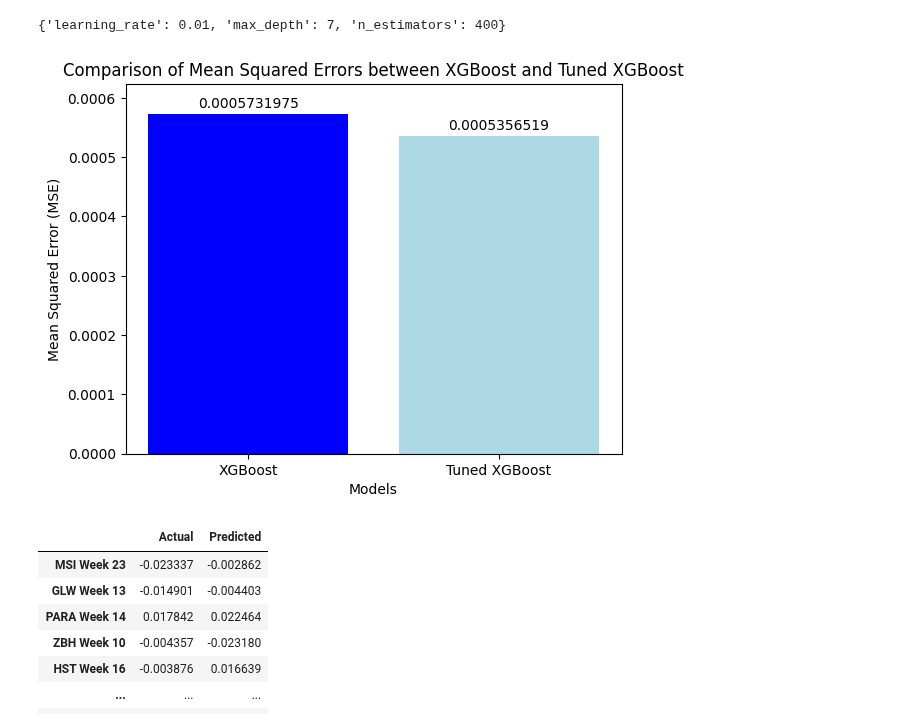
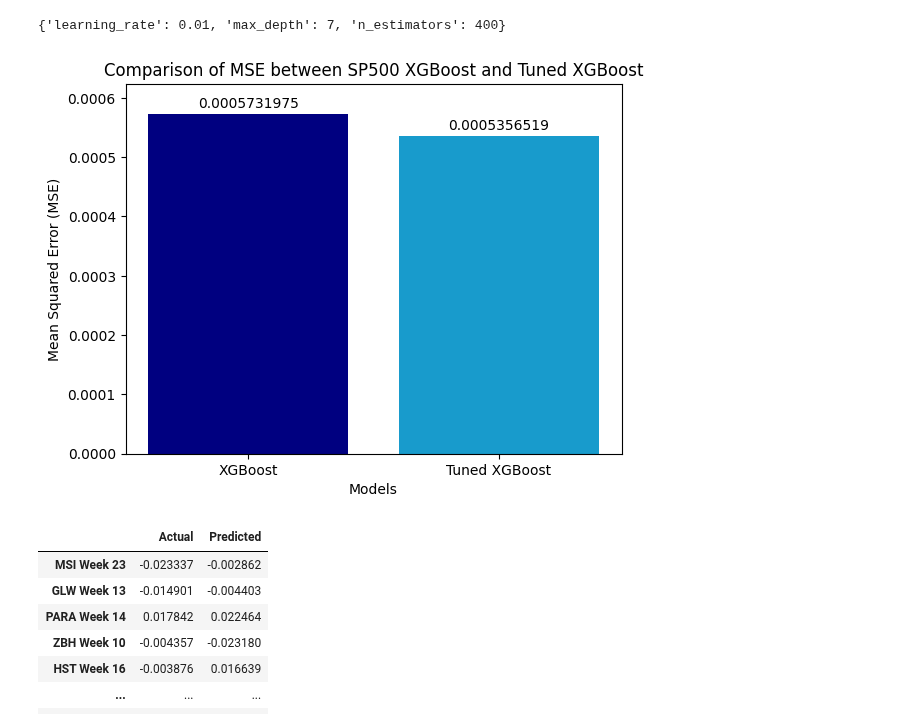
Before and after one commit to ktongk/BTT-JPMC-1, a Jupyter notebook: Anna/XGBOOST.ipynb, the cells around one changed output. Saved outputs shown, nothing was run; the diff lists cells and outputs as text; code cells hidden in the pictures.

```diff
--- a/Anna/XGBOOST.ipynb
+++ b/Anna/XGBOOST.ipynb
@@ -820,27 +820,27 @@ best_params
 # %%
 import matplotlib.pyplot as plt
 # MSE values
 mse_values = [mse_sp500, mse_sp500_tuned]
 
 # Model names
 model_names = ['XGBoost', 'Tuned XGBoost']
 
 # Creating a bar plot
-plt.bar(model_names, mse_values, color=['blue', 'lightblue'])
+plt.bar(model_names, mse_values, color=['#000080', '#189bcc'], width=0.8)
 for i, value in enumerate(mse_values):
     plt.text(i, value + 0.000005, f'{value:.10f}', ha='center', va='bottom')
 
 plt.xlabel('Models')
 plt.ylabel('Mean Squared Error (MSE)')
-plt.title('Comparison of Mean Squared Errors between XGBoost and Tuned XGBoost')
+plt.title('Comparison of MSE between SP500 XGBoost and Tuned XGBoost')
 
 # Adjusting the y-axis range
 plt.ylim(0.00, max(mse_values) + 0.00005)
 
 # Display the plot
 plt.show()
 # %% [output]
-[figure, old version]
+[figure, new version]
 # %%
 #display the predicted price percentage change values with the actual price percentage change values
 y_pred = sp500[1]
```
Also changed, not shown: parts of 10 cells of this notebook.
